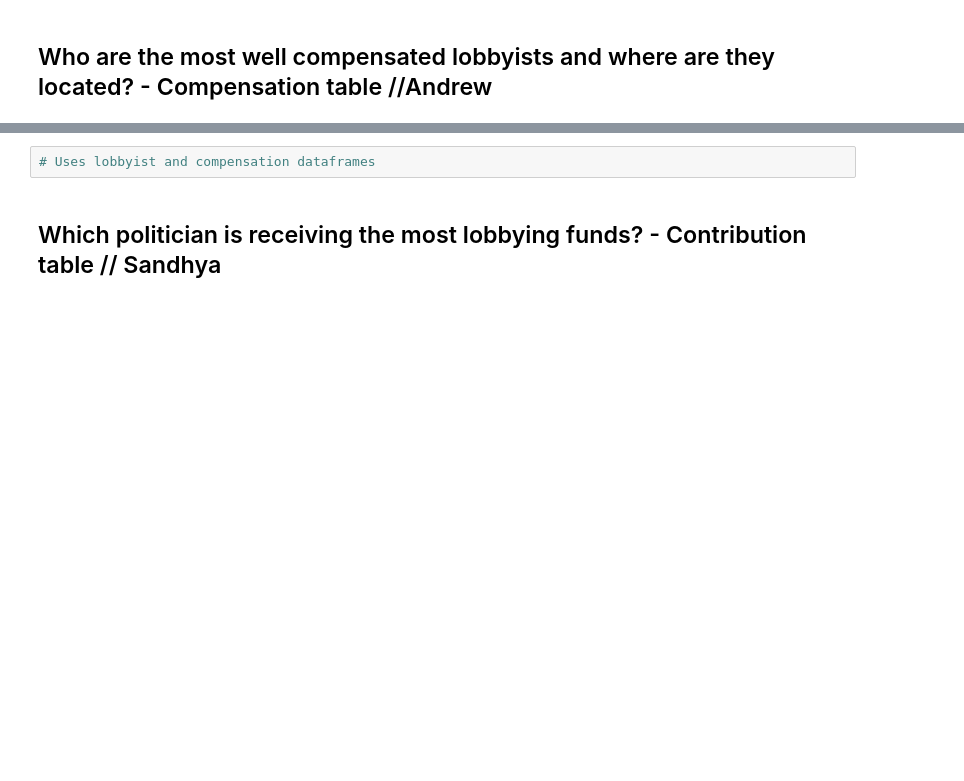
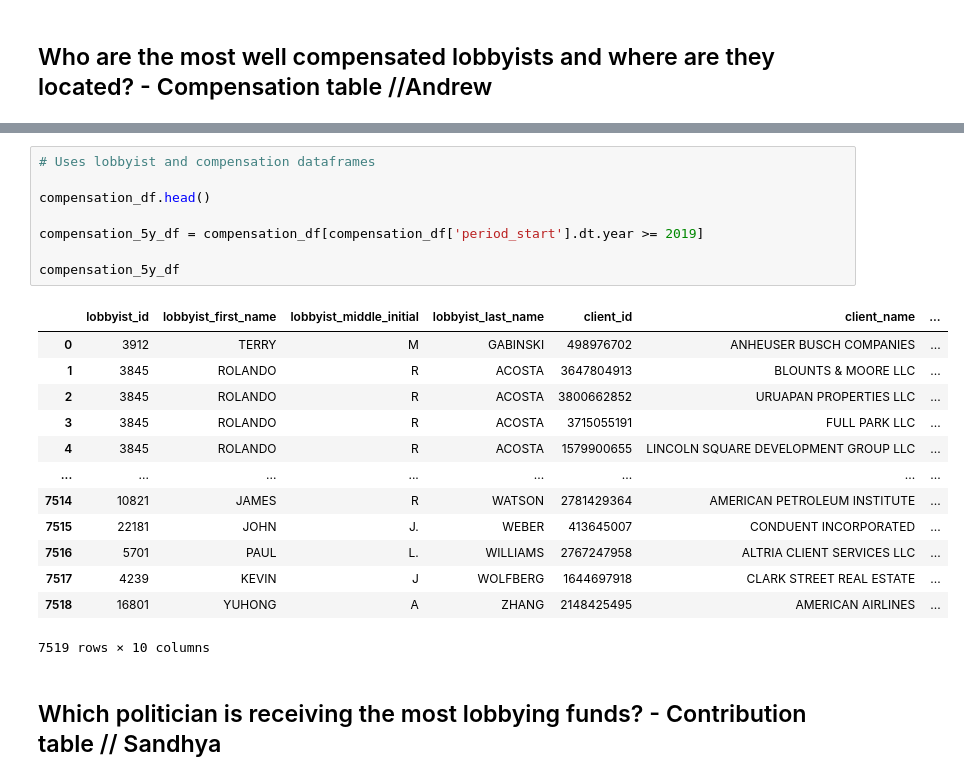
Before and after one commit to eabouche/group-project-3-lobbyist-analysis, a Jupyter notebook: Lobbyist_ETL_and_Analysis.ipynb, the cells around one changed output, grey strips where cells are left out. Drawn from its saved outputs; the diff is of its cells as text; blank space fills up the shorter version.

```diff
--- a/Lobbyist_ETL_and_Analysis.ipynb
+++ b/Lobbyist_ETL_and_Analysis.ipynb
@@ -1073,5 +1085,25 @@ lobbyist_final_df
 # %%
 # Uses lobbyist and compensation dataframes
+
+compensation_df.head()
+
+compensation_5y_df = compensation_df[compensation_df['period_start'].dt.year >= 2019]
+
+compensation_5y_df
+# %% [output]
+|  | lobbyist_id | lobbyist_first_name | lobbyist_middle_initial | lobbyist_last_name | client_id | client_name | ... |
+| 0 | 3912 | TERRY | M | GABINSKI | 498976702 | ANHEUSER BUSCH COMPANIES | ... |
+| 1 | 3845 | ROLANDO | R | ACOSTA | 3647804913 | BLOUNTS & MOORE LLC | ... |
+| 2 | 3845 | ROLANDO | R | ACOSTA | 3800662852 | URUAPAN PROPERTIES LLC | ... |
+| 3 | 3845 | ROLANDO | R | ACOSTA | 3715055191 | FULL PARK LLC | ... |
+| 4 | 3845 | ROLANDO | R | ACOSTA | 1579900655 | LINCOLN SQUARE DEVELOPMENT GROUP LLC | ... |
+| ... | ... | ... | ... | ... | ... | ... | ... |
+| 7514 | 10821 | JAMES | R | WATSON | 2781429364 | AMERICAN PETROLEUM INSTITUTE | ... |
+| 7515 | 22181 | JOHN | J. | WEBER | 413645007 | CONDUENT INCORPORATED | ... |
+| 7516 | 5701 | PAUL | L. | WILLIAMS | 2767247958 | ALTRIA CLIENT SERVICES LLC | ... |
+| 7517 | 4239 | KEVIN | J | WOLFBERG | 1644697918 | CLARK STREET REAL ESTATE | ... |
+| 7518 | 16801 | YUHONG | A | ZHANG | 2148425495 | AMERICAN AIRLINES | ... |
+7519 rows × 10 columns
 # %% [markdown]
 ## Which politician is receiving the most lobbying funds? - Contribution table // Sandhya
 # %% [markdown]
```
Also changed, not shown: parts of 6 cells of this notebook.
